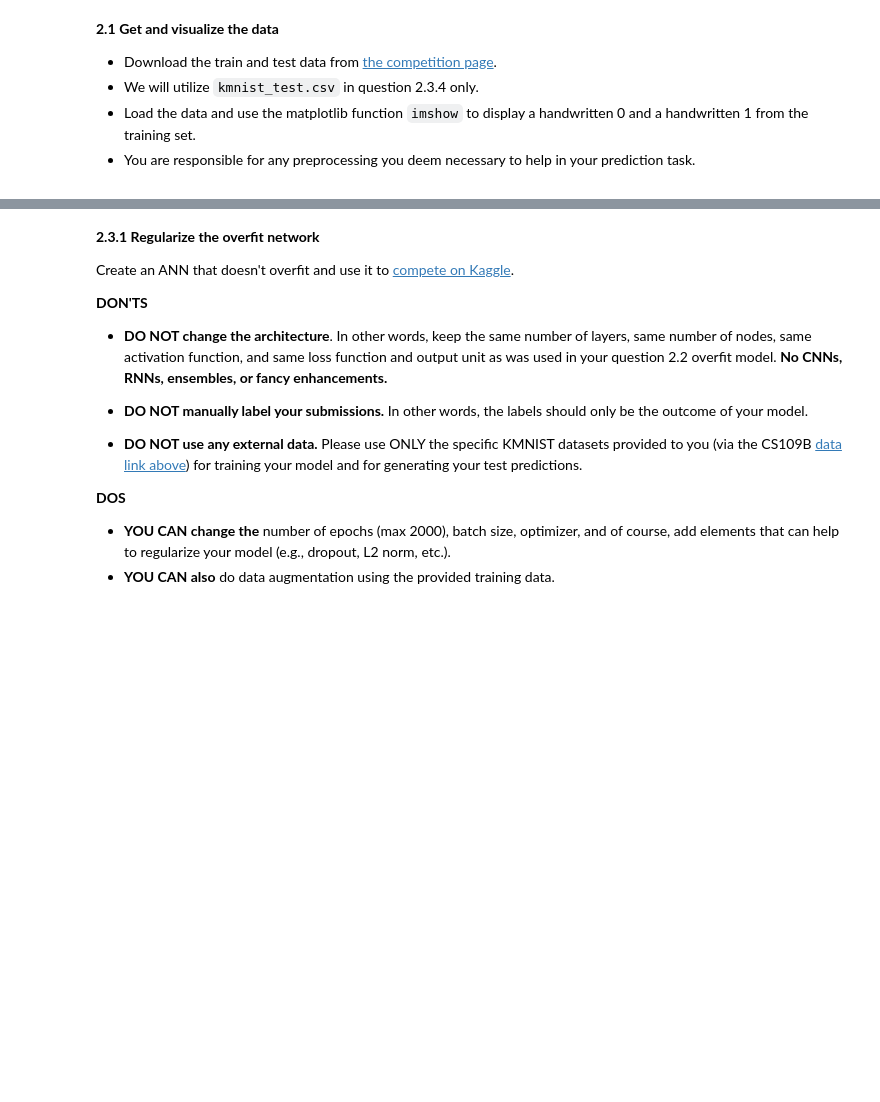
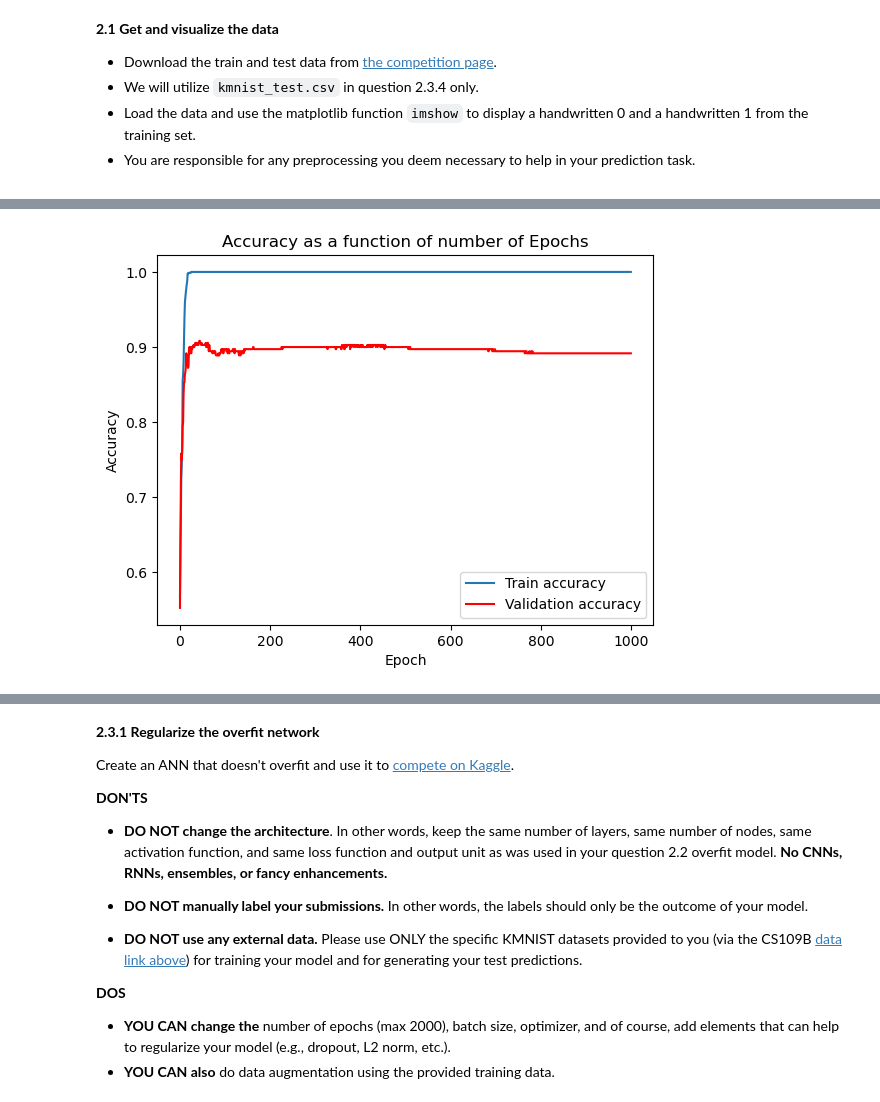
Before and after one commit to jamesliounis/Harvard-Deep-Learning, a Jupyter notebook: cs109b_hw3/cs109b_hw3.ipynb, the cells around one changed output, grey strips where cells are left out. Drawn from its saved outputs; the diff is of its cells as text; code cells hidden in the pictures; blank space fills up the shorter version.

```diff
--- a/cs109b_hw3/cs109b_hw3.ipynb
+++ b/cs109b_hw3/cs109b_hw3.ipynb
@@ -1099,0 +1129,16 @@ _Type your answer here, replacing this text._
+# %%
+# your code here
+inputs = tf.keras.layers.Input(shape=(784,))
+x = tf.keras.layers.Dense(100,activation="relu")(inputs)
+x = tf.keras.layers.Dense(100,activation="relu")(x)
+x = tf.keras.layers.Dense(100,activation="relu")(x)
+outputs = tf.keras.layers.Dense(1,activation="sigmoid")(x)
+
+model_overfit = tf.keras.models.Model(inputs=inputs, outputs=outputs, name="model_overfit")
+#model_overfit.summary()
+model_overfit.compile(optimizer=tf.keras.optimizers.Adam(),loss='binary_crossentropy',metrics=["accuracy"])
+# %%
+%%time
+# your code here
+N_eps = 1000
+history=model_overfit.fit(x_train,y_train,epochs=N_eps,batch_size=128,validation_split=0.3)
@@ -1099,0 +1163,13 @@ _Type your answer here, replacing this text._
+# %%
+# your code here
+
+eps = [i for i in range(N_eps)]
+plt.plot(eps,history.history['accuracy'],label="Train accuracy")
+plt.plot(eps,history.history['val_accuracy'],label="Validation accuracy", color='red')
+plt.legend()
+plt.xlabel("Epoch")
+plt.ylabel("Accuracy")
+plt.title("Accuracy as a function of number of Epochs")
+plt.show()
+# %% [output]
+[figure, added]
```
Also changed, not shown: parts of 46 cells of this notebook.
